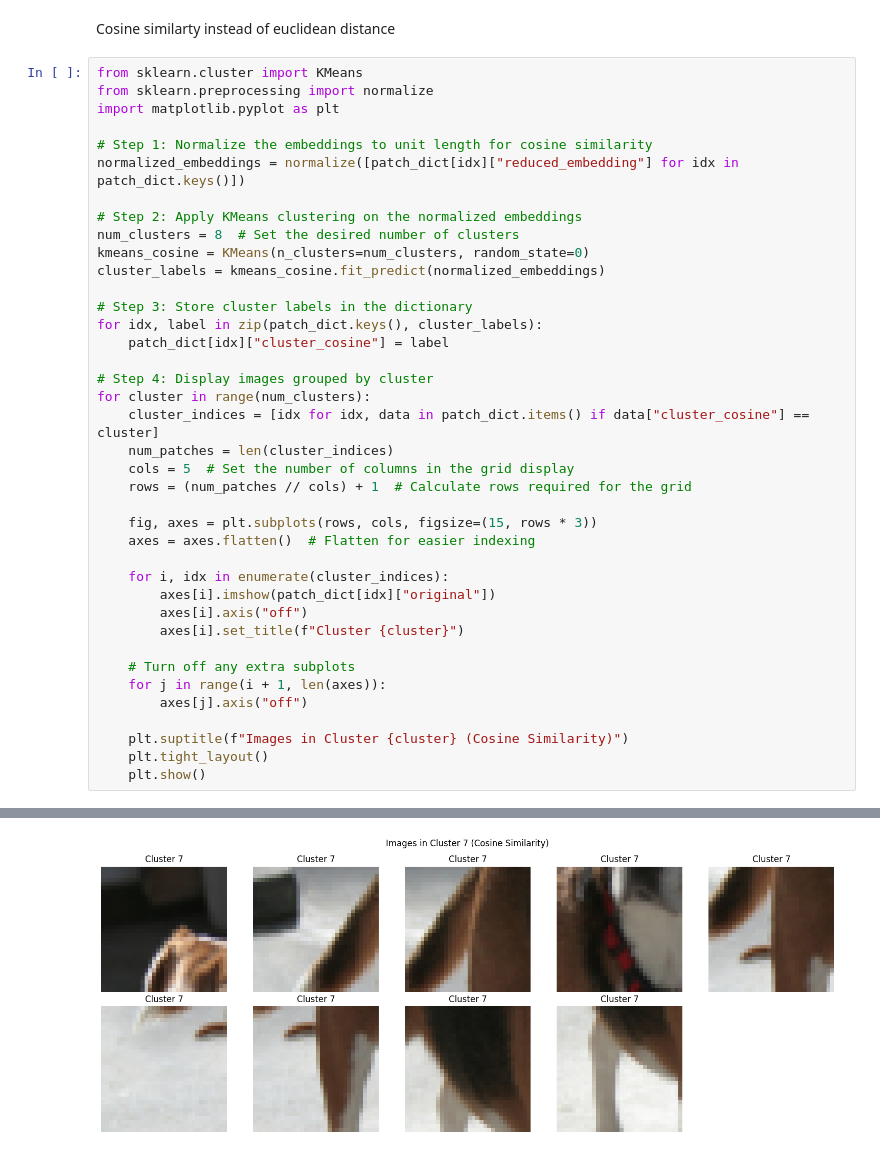
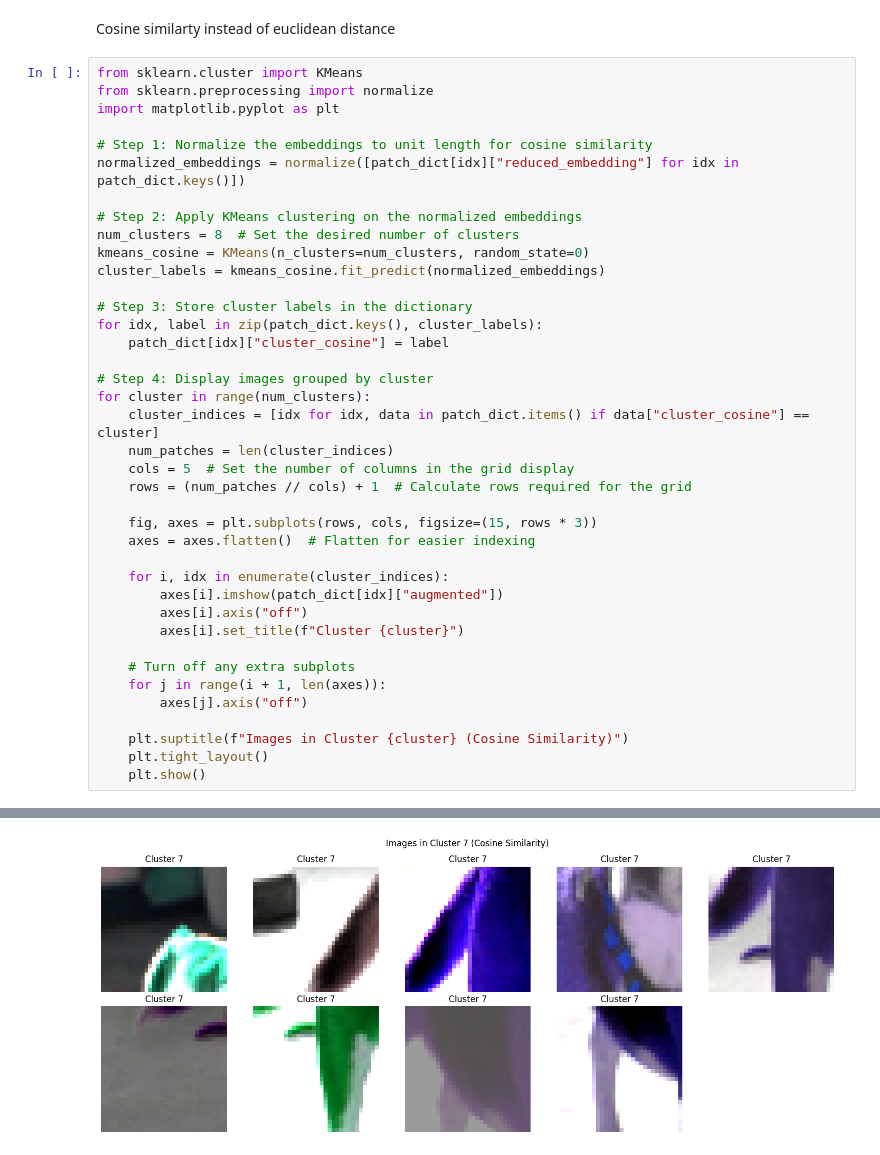
Before and after one commit to snaderi2000/yc_project_1, a Jupyter notebook: exploration.ipynb, the cells around one changed output, grey strips where cells are left out. Drawn from its saved outputs; the diff is of its cells as text.

```diff
--- a/exploration.ipynb
+++ b/exploration.ipynb
@@ -405,7 +405,7 @@ for cluster in range(num_clusters):
     axes = axes.flatten()  # Flatten for easier indexing
 
     for i, idx in enumerate(cluster_indices):
-        axes[i].imshow(patch_dict[idx]["original"])
+        axes[i].imshow(patch_dict[idx]["augmented"])
         axes[i].axis("off")
         axes[i].set_title(f"Cluster {cluster}")
 
@@ -427 +427 @@ for cluster in range(num_clusters):
-[figure, old version]
+[figure, new version]
```
Also changed, not shown: parts of 2 cells of this notebook.
